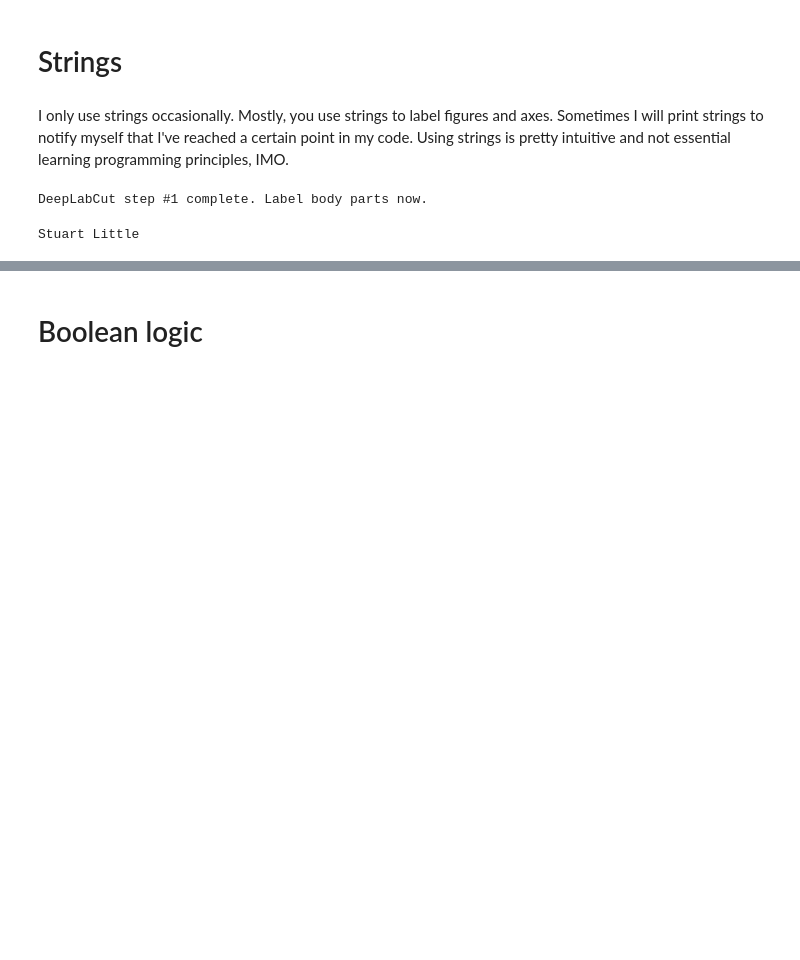
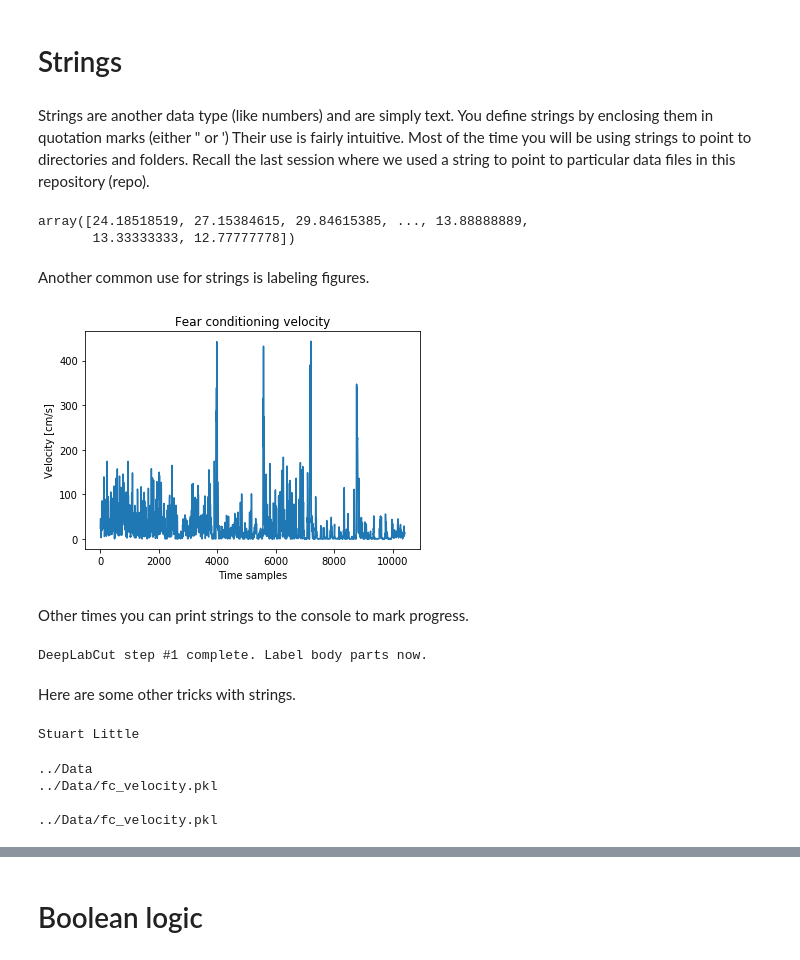
Before and after one commit to wmau/PythonForNeuro, a Jupyter notebook: IPython Notebooks/L2_Lists, Conditionals.ipynb, the cells around one changed output, grey strips where cells are left out. Cells and saved outputs as stored; diff of their text form; code cells hidden in the pictures; blank space fills up the shorter version.

```diff
--- a/IPython Notebooks/L2_Lists, Conditionals.ipynb
+++ b/IPython Notebooks/L2_Lists, Conditionals.ipynb
@@ -2,7 +2,37 @@
 # Intro to Python Lesson 2:
 # %% [markdown]
 # Strings
-# %% [markdown]
-I only use strings occasionally. Mostly, you use strings to label figures and axes. Sometimes I will print strings to notify myself that I've reached a certain point in my code. Using strings is pretty intuitive and not essential learning programming
-principles, IMO.
+# %% [markdown]
+Strings are another data type (like numbers) and are simply text. You define strings by enclosing them in quotation marks (either " or ') Their use is fairly intuitive. Most of the time you will be using strings to point to directories and folders. Recall the last session where we used a string to point to particular data files in this repository (repo).
+# %%
+import pickle
+fname = '../Data/fc_velocity.pkl'  #The .. means leave the current folder to go up a level
+
+# I only use the "with" keyword occasionally. The open() function requires that you close whatever you open later, but
+# when you have open() in a "with statement", the file automatically gets closed for you.
+# The 'rb' is just a mode of opening. Here, we are reading (r) a byte (b) file.
+# Refer to the open() documentation if you want to learn more.
+with open(fname, 'rb') as file: # Here, we are opening the file specified in fname and storing the opened file in "file".
+    data = pickle.load(file)    # Then we load and store the data in "data".
+# Exiting the statement closes the file.
+
+data
+# %% [output]
+array([24.18518519, 27.15384615, 29.84615385, ..., 13.88888889,
+       13.33333333, 12.77777778])
+# %% [markdown]
+Another common use for strings is labeling figures.
+# %%
+import matplotlib.pyplot as plt # Standard way to import matplotlib's pyplot.
+
+plt.plot(data)
+title_of_my_figure = 'Fear conditioning velocity'
+plt.title(title_of_my_figure)  # Set title.
+plt.xlabel('Time samples')     # Set x-axis label.
+plt.ylabel('Velocity [cm/s]')  # Set y-axis label.
+plt.show()                     # Display the plot.
+# %% [output]
+[figure, added]
+# %% [markdown]
+Other times you can print strings to the console to mark progress.
 # %%
@@ -11,4 +40,6 @@ progress = 'DeepLabCut step #1 complete. Label body parts now.' # Store this str
 print(progress)                                                 # The function print() displays the string.
 # %% [output]
 DeepLabCut step #1 complete. Label body parts now.
+# %% [markdown]
+Here are some other tricks with strings.
 # %%
@@ -21,3 +52,23 @@ mouse = first_name + ' ' + last_name
 print(mouse)
 # %% [output]
 Stuart Little
+# %%
+# When working with paths, use the os module.
+import os
+
+repo_folder = '..'
+data_folder = os.path.join(repo_folder, 'Data') # os.path.join() joins folder names to directories for you.
+data_file = os.path.join(data_folder, 'fc_velocity.pkl')
+print(data_folder)
+print(data_file)
+
+print('') # Just a skips a line in the console.
+
+# This way works too. You can join an infinite number of folders with os.path.join() as far as I know.
+data_file2 = os.path.join(repo_folder, 'Data', 'fc_velocity.pkl')
+print(data_file2)
+# %% [output]
+../Data
+../Data/fc_velocity.pkl
+
+../Data/fc_velocity.pkl
```
Also changed, not shown: parts of 16 cells of this notebook.
